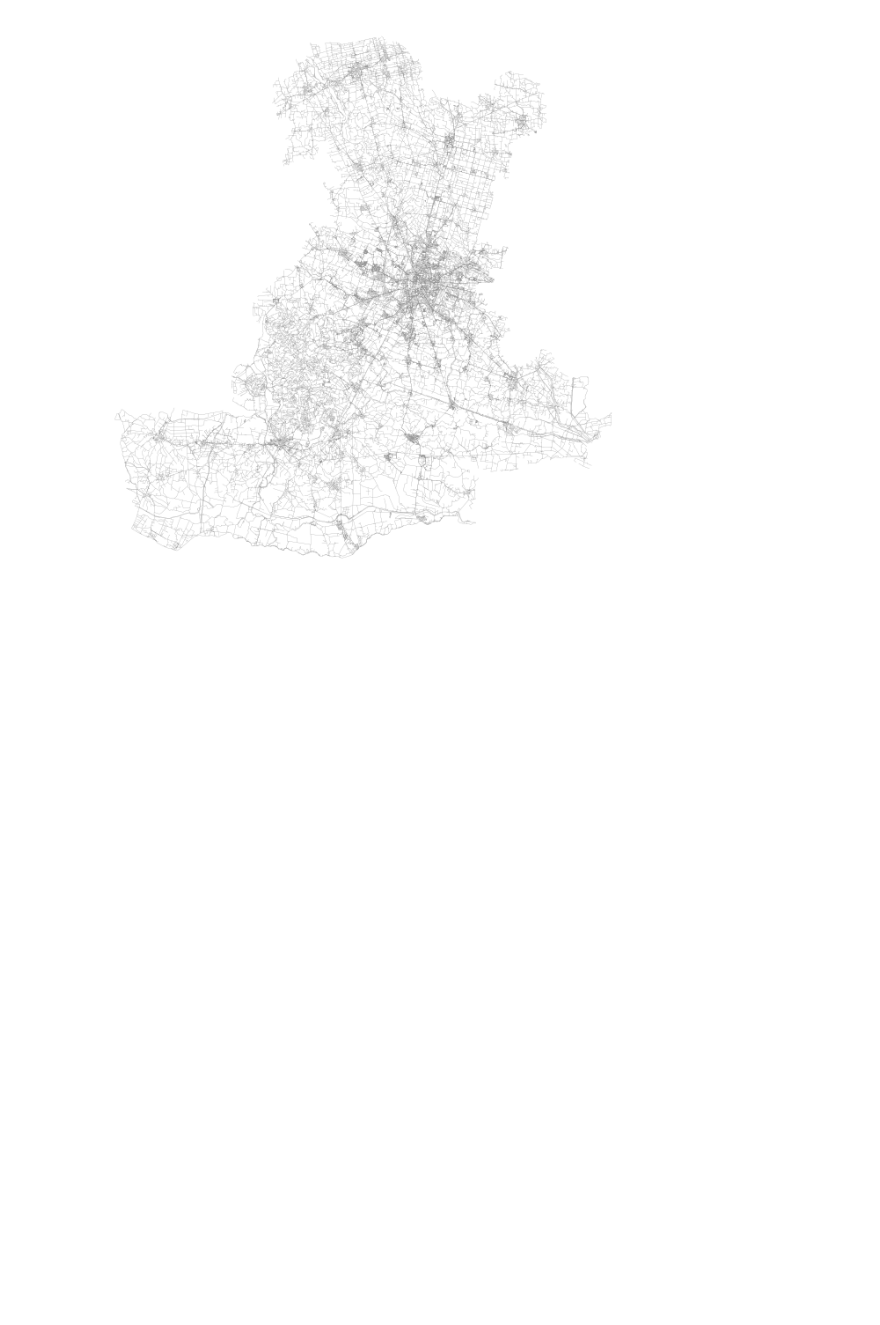
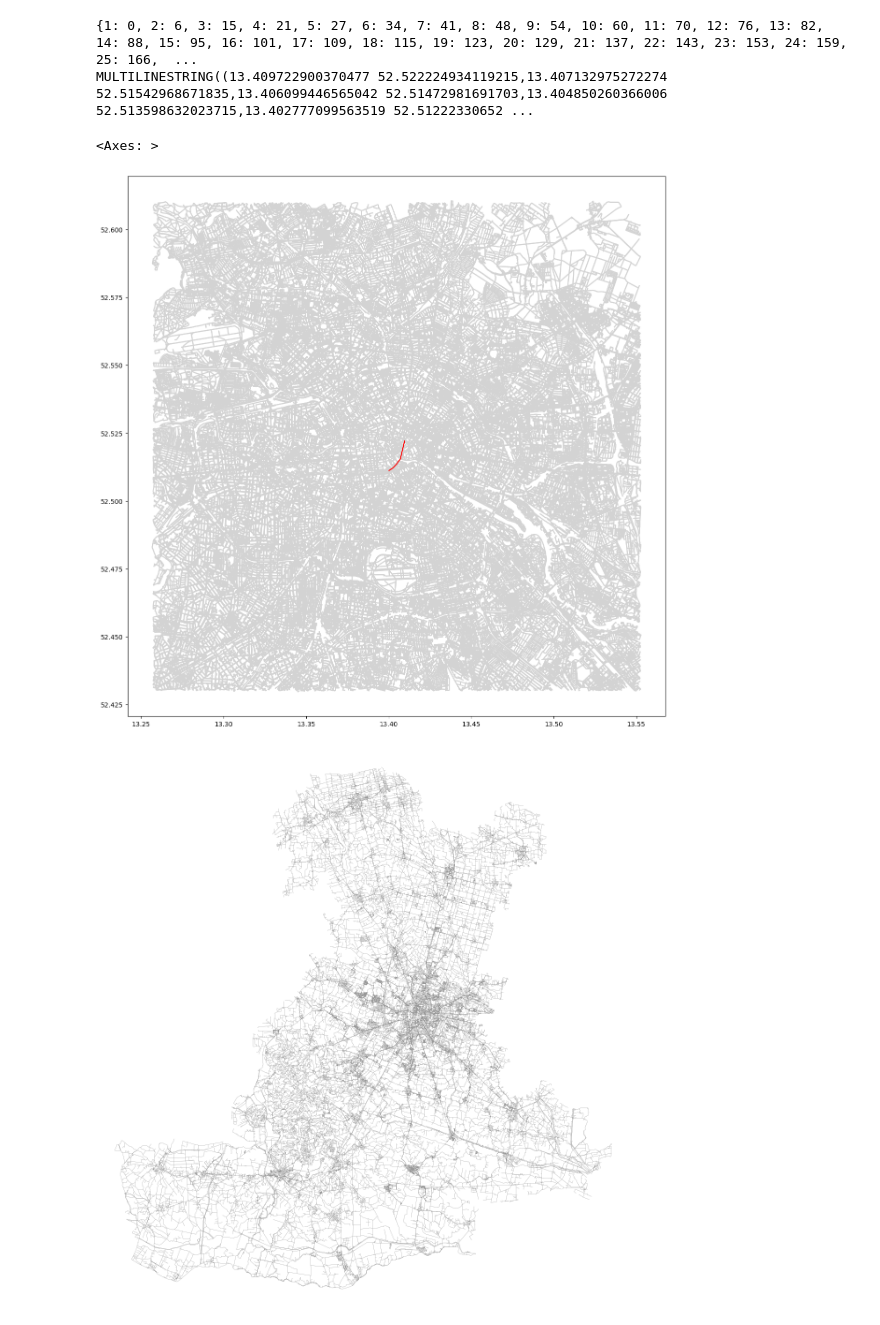
Before and after one commit to tognonmari/FreqST, a Jupyter notebook: plot.ipynb, the cells around one changed output. Cells and saved outputs as stored; diff of their text form; code cells hidden in the pictures; blank space fills up the shorter version.

```diff
--- a/plot.ipynb
+++ b/plot.ipynb
@@ -91,34 +91,39 @@ def generate_polyline_columns(t, pathlet_file):
 # %%
 import pandas as pd
 import geopandas as gpd
 from shapely import wkt
 
 pathlet_number = 10
 #axis1 = osm.plot_graph(berlin_rn, node_size=0,edge_linewidth=0.09, bgcolor='white', show=True)
 berlin_gdf = osm.convert.graph_to_gdfs(berlin_rn) #set CRS
 #ax1 = berlin_gdf[0].plot(marker='o', markersize=0.01, color='lightgrey', zorder=2)
-ax1 = berlin_gdf[1].plot(edgecolor='lightgray', zorder=1)
+ax1 = berlin_gdf[1].plot(edgecolor='lightgray', zorder=1, figsize=(20, 15))
 t = load_trajectory_from_file("./berlin/merged.txt")
 
 #print(t.beginnings)
 pathlet_beginning = 0
 pathlet_end = 5
 pathlet_mother = 3
 print(t.beginnings)
 l = t.get_pathlet_points(pathlet_beginning,pathlet_end, pathlet_mother)
 print(get_polyline_string(l))
 # create dataframe of the 2 polygons
 d = {'col1': range(0, 1), 'wkt': [get_polyline_string(l)]}
 df = pd.DataFrame( data=d )
 
 # make geo-dataframe from it
 geometry = [wkt.loads(pgon) for pgon in df.wkt]
 gdf2 = gpd.GeoDataFrame(df, \
                    crs={'init': 'epsg:4326'}, \
                    geometry=geometry)
 
 # plot it as red polygons
 gdf2.plot(ax=ax1, color='red', zorder=5)
+# %% [output]
+{1: 0, 2: 6, 3: 15, 4: 21, 5: 27, 6: 34, 7: 41, 8: 48, 9: 54, 10: 60, 11: 70, 12: 76, 13: 82, 14: 88, 15: 95, 16: 101, 17: 109, 18: 115, 19: 123, 20: 129, 21: 137, 22: 143, 23: 153, 24: 159, 25: 166,  ...
+MULTILINESTRING((13.409722900370477 52.522224934119215,13.407132975272274 52.51542968671835,13.406099446565042 52.51472981691703,13.404850260366006 52.513598632023715,13.402777099563519 52.51222330652 ...
+<Axes: >
+[figure, added]
 # %%
 osm.plot_graph(padova_rn, node_size=0, edge_linewidth=0.09, bgcolor='white', show=True)
 # %% [output]
```
Also changed, not shown: parts of 1 cell of this notebook.
